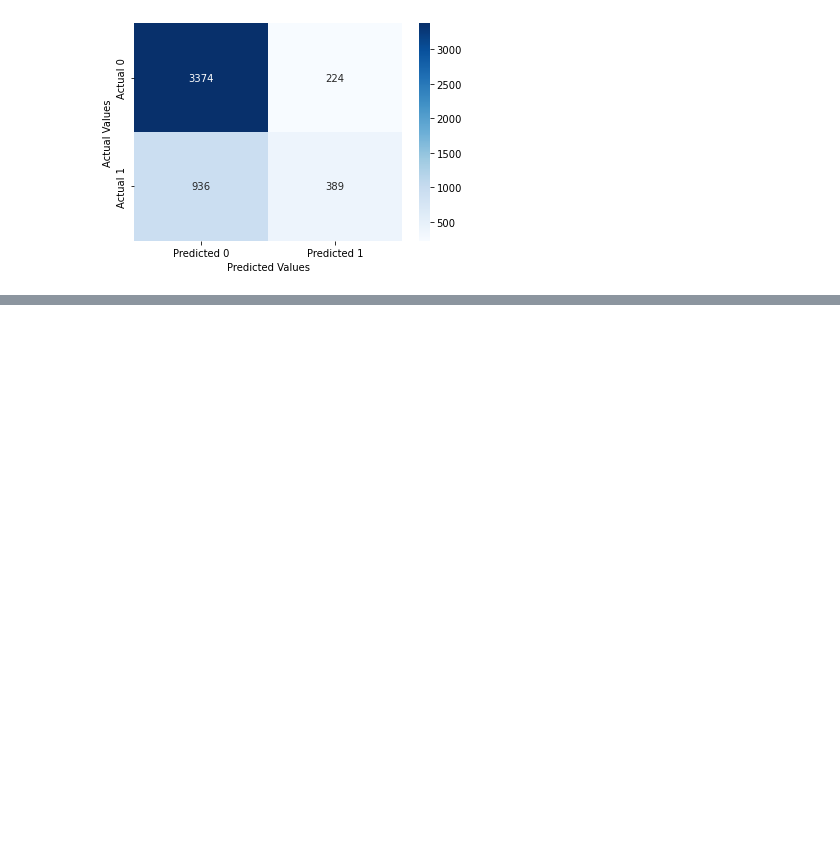
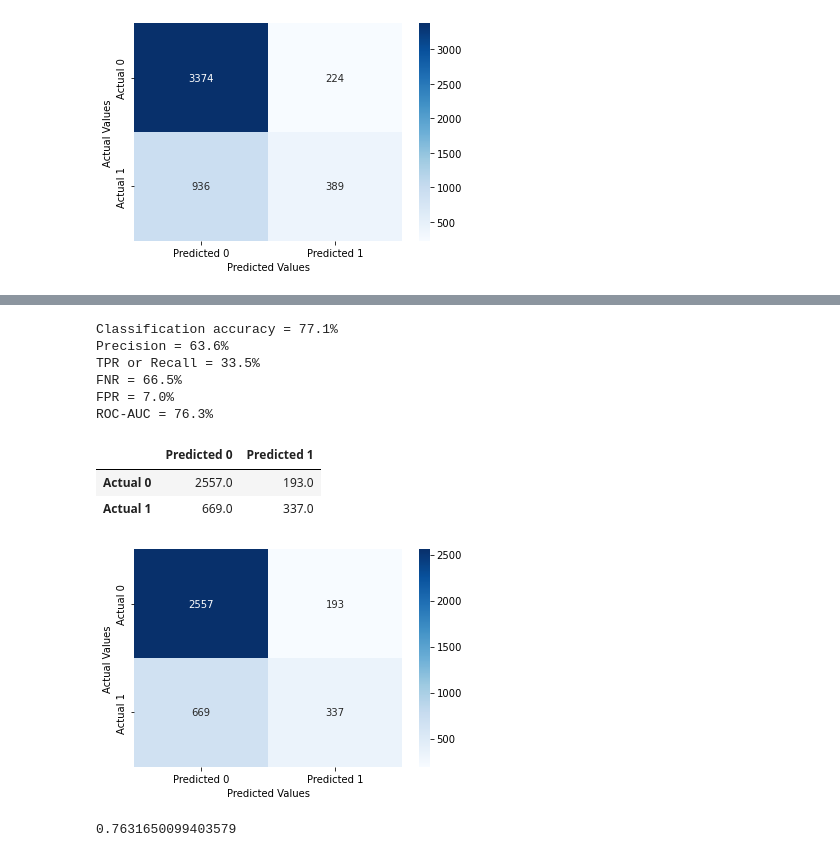
Before and after one commit to kennyeon/Too-Pullz-Project, a Jupyter notebook: classification_project.ipynb, the cells around one changed output, grey strips where cells are left out. Saved outputs shown, nothing was run; the diff lists cells and outputs as text; code cells hidden in the pictures; blank space fills up the shorter version.

Commit message:
roc_auc added
added budget transformation rather than dummy, we must also add test and train data to this doc

```diff
--- a/classification_project.ipynb
+++ b/classification_project.ipynb
@@ -240,0 +250,33 @@ FPR = 6.2%
+# %%
+def confusion_matrix_data(data, actual_values, model, cutoff = 0.5):
+# Predict the values using the Logit model
+    pred_values = model.predict(data)
+# Specify the bins
+    bins = np.array([0,cutoff,1])
+# Confusion matrix
+    cm = np.histogram2d(actual_values, pred_values, bins=bins)[0]
+    cm_df = pd.DataFrame(cm)
+    cm_df.columns = ['Predicted 0','Predicted 1']
+    cm_df = cm_df.rename(index = {0: 'Actual 0',1:'Actual 1'})
+# Calculate the accuracy
+    accuracy = (cm[0,0]+cm[1,1])/cm.sum()
+    fnr = (cm[1,0])/(cm[1,0]+cm[1,1])
+    precision = (cm[1,1])/(cm[0,1]+cm[1,1])
+    fpr = (cm[0,1])/(cm[0,0]+cm[0,1])
+    tpr = (cm[1,1])/(cm[1,0]+cm[1,1])
+    fpr_roc, tpr_roc, auc_thresholds = roc_curve(actual_values, pred_values)
+    auc_value = (auc(fpr_roc, tpr_roc))# AUC of ROC
+    sns.heatmap(cm_df, annot=True, cmap='Blues', fmt='g')
+    plt.ylabel("Actual Values")
+    plt.xlabel("Predicted Values")
+    print("Classification accuracy = {:.1%}".format(accuracy))
+    print("Precision = {:.1%}".format(precision))
+    print("TPR or Recall = {:.1%}".format(tpr))
+    print("FNR = {:.1%}".format(fnr))
+    print("FPR = {:.1%}".format(fpr))
+    print("ROC-AUC = {:.1%}".format(auc_value))
+    return cm_df
+# %%
+# Did not dummy budget for this one, wanted to try out a transformation instead
+movies2 = movies.dropna()
+movies2.budget
@@ -240,0 +296,3 @@ FPR = 6.2%
+# %%
+logit_modelg = sm.logit(formula= 'good_movie ~ duration + director_facebook_likes * actors_facebook_likes + country_UK + country_USA + country_Others + budget + np.log(budget)', data = movies2).fit()
+logit_modelg.summary()
@@ -240,0 +322,20 @@ FPR = 6.2%
+# %%
+confusion_matrix_data(movies2, movies2.good_movie, logit_modelg, cutoff = 0.46)
+# %% [output]
+Classification accuracy = 77.1%
+Precision = 63.6%
+TPR or Recall = 33.5%
+FNR = 66.5%
+FPR = 7.0%
+ROC-AUC = 76.3%
+|  | Predicted 0 | Predicted 1 |
+| Actual 0 | 2557.0 | 193.0 |
+| Actual 1 | 669.0 | 337.0 |
+[figure, added]
+# %%
+y = movies2.good_movie
+y_pred = logit_modelg.predict(movies2)
+fpr, tpr, auc_thresholds = roc_curve(y, y_pred)
+print(auc(fpr, tpr)) # AUC of ROC
+# %% [output]
+0.7631650099403579
```
Also changed, not shown: parts of 5 cells of this notebook.
